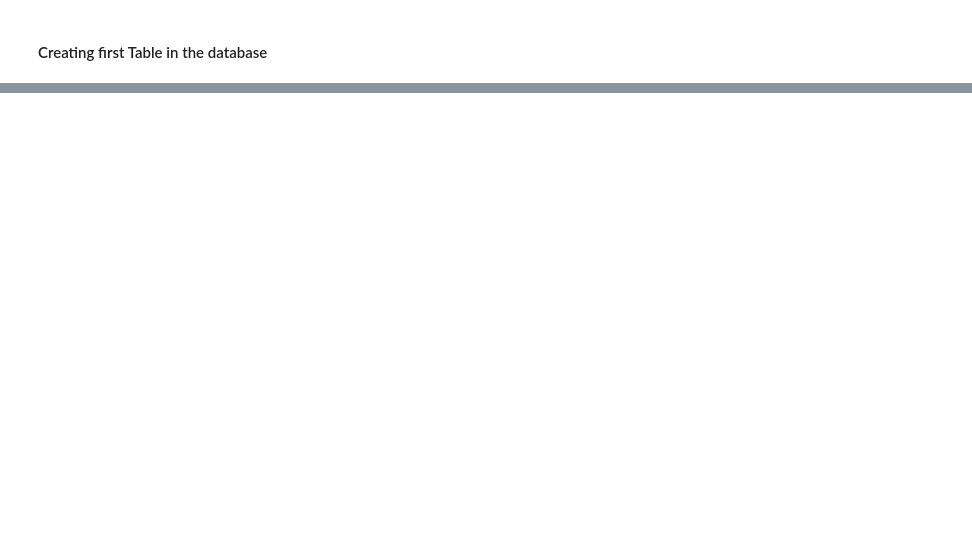
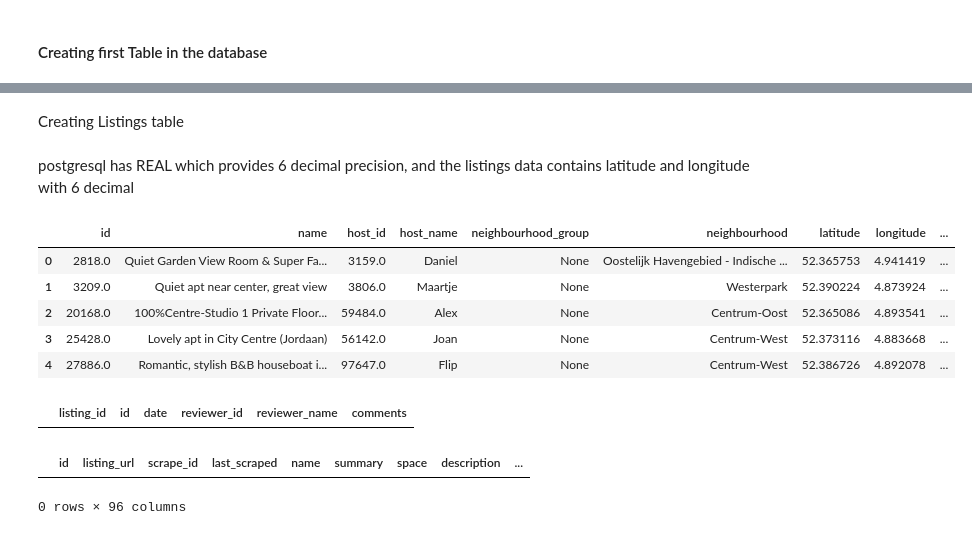
Before and after one commit to idjey/DEtheHardWay, a Jupyter notebook: airBnb_dataSchema.ipynb, the cells around one changed output, grey strips where cells are left out. Cells and saved outputs as stored; diff of their text form; code cells hidden in the pictures; blank space fills up the shorter version.

```diff
--- a/airBnb_dataSchema.ipynb
+++ b/airBnb_dataSchema.ipynb
@@ -109,4 +141,7 @@ def queryTable(query, credentials):
 # %%
-def queryBase(query,credentials):
+#Using the pd.read_sql for getting data from db
+def queryBase(query):
     requiredTable = pd.read_sql(query,con=credentials)
     return requiredTable
+
+#This returns the dataframe
@@ -154,4 +177,0 @@ This result object does not return rows. It has been closed automatically.
-# %%
-def queryBase(query,credentials):
-    requiredTable = pd.read_sql(query,con=credentials)
-    return requiredTable
@@ -611,0 +257,4 @@ queryBase(orderQuery,credentials)
+# %% [markdown]
+Creating Listings table
+# %% [markdown]
+postgresql has REAL which provides 6 decimal precision, and the listings data contains latitude and longitude with 6 decimal
@@ -611,0 +278,9 @@ queryBase(orderQuery,credentials)
+# %%
+queryBase("""SELECT * FROM listings LIMIT 5""",credentials)
+# %% [output]
+|  | id | name | host_id | host_name | neighbourhood_group | neighbourhood | latitude | longitude | ... |
+| 0 | 2818.0 | Quiet Garden View Room & Super Fa... | 3159.0 | Daniel | None | Oostelijk Havengebied - Indische ... | 52.365753 | 4.941419 | ... |
+| 1 | 3209.0 | Quiet apt near center, great view | 3806.0 | Maartje | None | Westerpark | 52.390224 | 4.873924 | ... |
+| 2 | 20168.0 | 100%Centre-Studio 1 Private Floor... | 59484.0 | Alex | None | Centrum-Oost | 52.365086 | 4.893541 | ... |
+| 3 | 25428.0 | Lovely apt in City Centre (Jordaan) | 56142.0 | Joan | None | Centrum-West | 52.373116 | 4.883668 | ... |
+| 4 | 27886.0 | Romantic, stylish B&B houseboat i... | 97647.0 | Flip | None | Centrum-West | 52.386726 | 4.892078 | ... |
@@ -611,0 +296,4 @@ queryBase(orderQuery,credentials)
+# %%
+queryBase("""SELECT * FROM reviews_details LIMIT 5""",credentials)
+# %% [output]
+|  | listing_id | id | date | reviewer_id | reviewer_name | comments |
@@ -611,0 +350,5 @@ queryBase(orderQuery,credentials)
+# %%
+queryBase("""SELECT * FROM listings_details LIMIT 5""",credentials)
+# %% [output]
+|  | id | listing_url | scrape_id | last_scraped | name | summary | space | description | ... |
+0 rows × 96 columns
```
Also changed, not shown: parts of 100 cells of this notebook.
